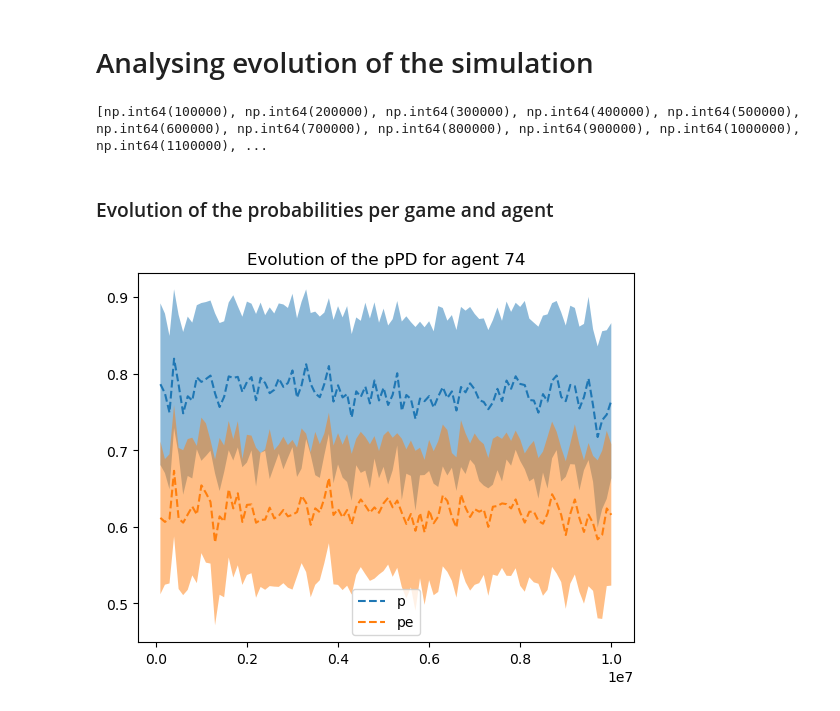
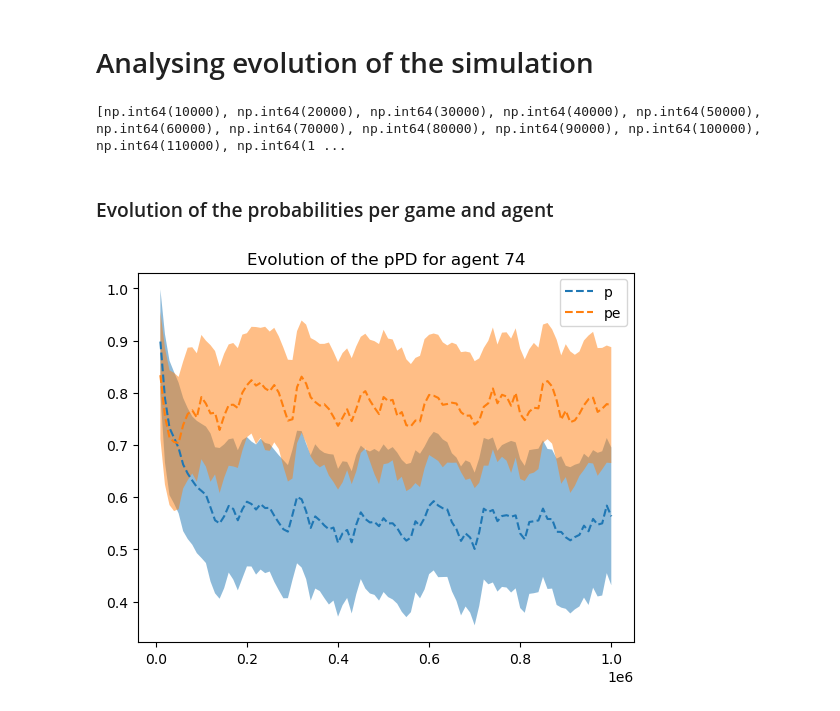
Before and after one commit to yuxuama/reinforcing_learning_social, a Jupyter notebook: notebook/freq_analysis.ipynb, the cells around one changed output. Drawn from its saved outputs; the diff is of its cells as text; code cells hidden in the pictures.

```diff
--- a/notebook/freq_analysis.ipynb
+++ b/notebook/freq_analysis.ipynb
@@ -8,7 +8,7 @@ from analysis.analysis_utils import extract_all_info_from_hdf5, list_all_hdf5
 import numpy as np
 import matplotlib.pyplot as plt
 # %%
-dirpath = "../out/E3O2P21R12T17_S75_T0.6_M1000_N10000000/"
+dirpath = "../out/phbased/E3O2P21R12T17_S75_T0.6_M1000_N1000000/"
 hdf5_list = list_all_hdf5(dirpath)
 _, parameters = extract_all_info_from_hdf5(hdf5_list[-1])
 size = parameters["Community size"]
@@ -21,7 +21,7 @@ for f in hdf5_list:
     list_adj_matrices.append(adj_matrices)
 print(inter)
 # %% [output]
-[np.int64(100000), np.int64(200000), np.int64(300000), np.int64(400000), np.int64(500000), np.int64(600000), np.int64(700000), np.int64(800000), np.int64(900000), np.int64(1000000), np.int64(1100000), ...
+[np.int64(10000), np.int64(20000), np.int64(30000), np.int64(40000), np.int64(50000), np.int64(60000), np.int64(70000), np.int64(80000), np.int64(90000), np.int64(100000), np.int64(110000), np.int64(1 ...
 # %% [markdown]
 ### Evolution of the probabilities per game and agent
 # %%
@@ -29,20 +29,21 @@ agent = 74
 game = "PD"
 # %%
 p = np.zeros(len(inter))
+p_std = np.zeros(len(inter))
 p_std = np.zeros(len(inter))
 pe = np.zeros(len(inter))
 pe_std = np.zeros(len(inter))
 for j in range(len(inter)):
     p[j] = np.mean(list_adj_matrices[j]["p"+game][agent])
     p_std[j] = np.std(list_adj_matrices[j]["p"+game][agent])
     pe[j] = np.mean(list_adj_matrices[j]["pe"+game][agent])
     pe_std[j] = np.std(list_adj_matrices[j]["pe"+game][agent])
 plt.plot(inter, p, "--", label="p")
 plt.fill_between(inter, p - p_std/2, p+p_std/2, alpha=0.5)
 plt.fill_between(inter, pe - pe_std/2, pe+pe_std/2, alpha=0.5)
 plt.plot(inter, pe, "--", label="pe")
 plt.title("Evolution of the p{0} for agent {1}".format(game, agent))
 plt.legend()
 plt.show()
 # %% [output]
-[figure, old version]
+[figure, new version]
```
Also changed, not shown: 6 other files.
